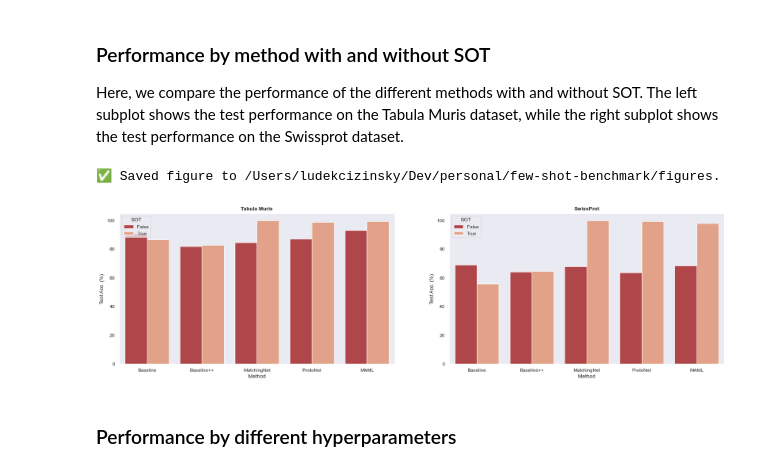
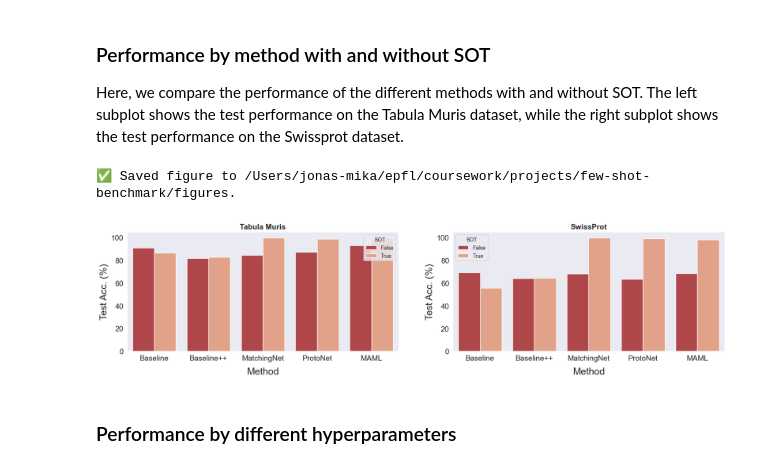
Before and after one commit to mikasenghaas/few-shot-benchmark, a Jupyter notebook: notebooks/analysis.ipynb, the cells around one changed output. Cells and saved outputs as stored; diff of their text form; code cells hidden in the pictures.

Commit message:
feat(analysis) re-run analysis notebook and generated figures

```diff
--- a/notebooks/analysis.ipynb
+++ b/notebooks/analysis.ipynb
@@ -100,8 +97,7 @@ setting (5-way 5-shot).
 # Get all runs for experiment `benchmark`
 GROUP = "tuned-benchmark"
 
-group_runs = [run for run in runs if run.group ==
-              GROUP and run.state == "finished"]
+group_runs = [run for run in runs if run.group == GROUP and run.state == "finished"]
 print(f"✅ Found {len(group_runs)} runs")
 # %% [output]
 ✅ Found 187 runs
@@ -145,8 +141,10 @@ df_best_runs = utils.get_best_run(df_runs, metric=("eval", "val/acc"))
 print(f"✅ Filtered to {len(df_best_runs)} best runs.")
 
 # Let's also save two separate dataframes for the two different datasets
-df_best_runs_tm = df_best_runs[df_best_runs[("config", "dataset")] == "tabula_muris"]
-df_best_runs_sp = df_best_runs[df_best_runs[("config", "dataset")] == "swissprot"]
+df_best_runs_tm = df_best_runs[df_best_runs[(
+    "config", "dataset")] == "tabula_muris"]
+df_best_runs_sp = df_best_runs[df_best_runs[(
+    "config", "dataset")] == "swissprot"]
 
 df_best_runs.head()
 # %% [output]
@@ -264,49 +250,60 @@ The left subplot shows the test performance on the Tabula Muris dataset, while
 the right subplot shows the test performance on the Swissprot dataset.
 # %%
 # Performance by method with and without SOT
-fig, axs = plt.subplots(ncols=2, figsize=(20, 5))
+fig, axs = plt.subplots(ncols=2, figsize=(20, 4))
 
 sns.barplot(
     df_best_runs_tm,
     x=("config", "method"),
     y=("eval", "test/acc"),
     hue=("config", "use_sot"),
     order=METHODS,
     ax=axs[0],
 )
 
 sns.barplot(
     df_best_runs_sp,
     x=("config", "method"),
     y=("eval", "test/acc"),
     hue=("config", "use_sot"),
     ci="sd",
     order=METHODS,
     ax=axs[1],
 )
 
 # Set title
-axs[0].set_title("Tabula Muris", fontweight="bold")
-axs[1].set_title("SwissProt", fontweight="bold")
+axs[0].set_title("Tabula Muris", fontweight="bold", fontsize=14)
+axs[1].set_title("SwissProt", fontweight="bold", fontsize=14)
 
 # Disable legend on first subplot
 axs[0].get_legend().set_title("SOT")
 axs[1].get_legend().set_title("SOT")
 
 # Set axis labels
-axs[0].set_xticklabels([get_name(name.get_text()) for name in axs[0].get_xticklabels()])
-axs[1].set_xticklabels([get_name(name.get_text()) for name in axs[1].get_xticklabels()])
+axs[0].set_xticklabels([get_name(name.get_text())
+                       for name in axs[0].get_xticklabels()])
+axs[1].set_xticklabels([get_name(name.get_text())
+                       for name in axs[1].get_xticklabels()])
 
 for ax in axs:
-    ax.set_ylabel("Test Acc. (%)")
-    ax.set_xlabel("Method")
+    ax.set_ylabel("Test Acc. (%)", fontsize=18)
+    ax.set_xlabel("Method", fontsize=18)
+
+# Increasing tick size
+axs[0].tick_params(labelsize=14)
+axs[1].tick_params(labelsize=14)
+
+# Adding padding between ticks and labels
+axs[0].xaxis.labelpad = 10
+axs[1].xaxis.labelpad = 10
 
 # Save figure
-fig.savefig(os.path.join(FIGURE_DIR, "benchmark-perf.pdf"), bbox_inches="tight")
+fig.savefig(os.path.join(FIGURE_DIR, "benchmark-perf.pdf"),
+            bbox_inches="tight")
 print(f"✅ Saved figure to {FIGURE_DIR}.")
 # %% [output]
-✅ Saved figure to /Users/ludekcizinsky/Dev/personal/few-shot-benchmark/figures.
+✅ Saved figure to /Users/jonas-mika/epfl/coursework/projects/few-shot-benchmark/figures.
-[figure, old version]
+[figure, new version]
 # %% [markdown]
 ### Performance by different hyperparameters
 # %%
```
Also changed, not shown: parts of 31 cells of this notebook, 7 other files.
